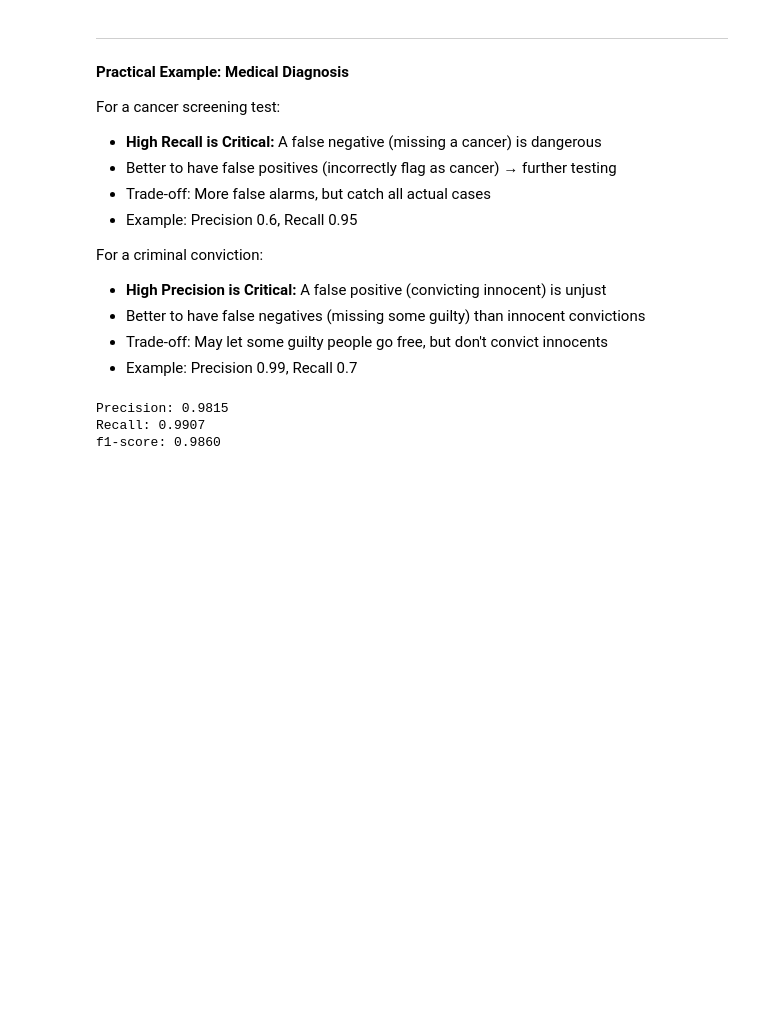
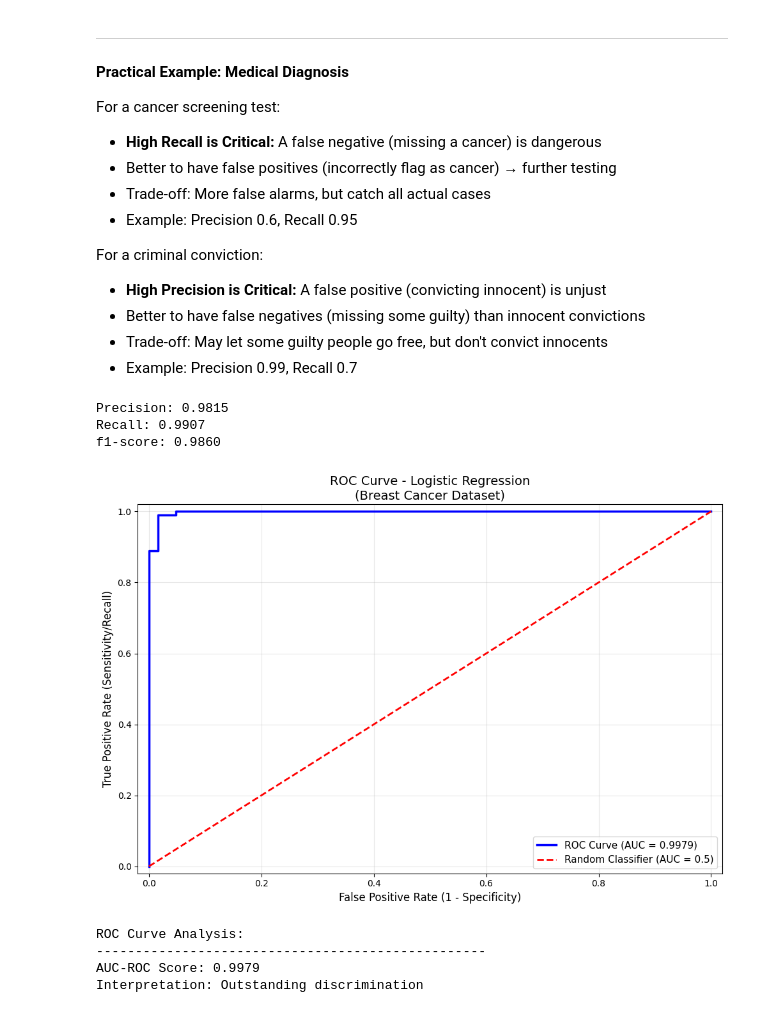
Before and after one commit to SannaNishantLarsson/ml-portfolio, a Jupyter notebook: 02_logistic_regression.ipynb, the cells around one changed output. Saved outputs shown, nothing was run; the diff lists cells and outputs as text; code cells hidden in the pictures; blank space fills up the shorter version.

```diff
--- a/02_logistic_regression.ipynb
+++ b/02_logistic_regression.ipynb
@@ -400,3 +400,44 @@ print(f"f1-score: {f1:.4f}")
 Precision: 0.9815
 Recall: 0.9907
 f1-score: 0.9860
+# %%
+# ROC Curve and AUC-ROC Score
+# Calculate ROC curve
+fpr, tpr, thresholds = roc_curve(y_test, y_pred_prob)
+
+# Calculate AUC score
+auc_score = auc(fpr, tpr)
+
+# Plot ROC curve
+plt.figure(figsize=(10, 7))
+plt.plot(fpr, tpr, color='blue', lw=2.5, label=f'ROC Curve (AUC = {auc_score:.4f})')
+plt.plot([0, 1], [0, 1], color='red', lw=2, linestyle='--', label='Random Classifier (AUC = 0.5)')
+plt.xlabel('False Positive Rate (1 - Specificity)', fontsize=12)
+plt.ylabel('True Positive Rate (Sensitivity/Recall)', fontsize=12)
+plt.title('ROC Curve - Logistic Regression\n(Breast Cancer Dataset)', fontsize=14)
+plt.legend(loc='lower right', fontsize=11)
+plt.grid(True, alpha=0.3)
+plt.xlim([-0.02, 1.02])
+plt.ylim([-0.02, 1.02])
+plt.tight_layout()
+plt.show()
+
+print("ROC Curve Analysis:")
+print("-" * 50)
+print(f"AUC-ROC Score: {auc_score:.4f}")
+if auc_score >= 0.9:
+    print("Interpretation: Outstanding discrimination")
+elif auc_score >= 0.8:
+    print("Interpretation: Excellent discrimination")
+elif auc_score >= 0.7:
+    print("Interpretation: Acceptable discrimination")
+elif auc_score >= 0.6:
+    print("Interpretation: Poor discrimination")
+else:
+    print("Interpretation: Very poor discrimination")
+# %% [output]
+[figure, added]
+ROC Curve Analysis:
+--------------------------------------------------
+AUC-ROC Score: 0.9979
+Interpretation: Outstanding discrimination
```
Also changed, not shown: parts of 1 cell of this notebook.
